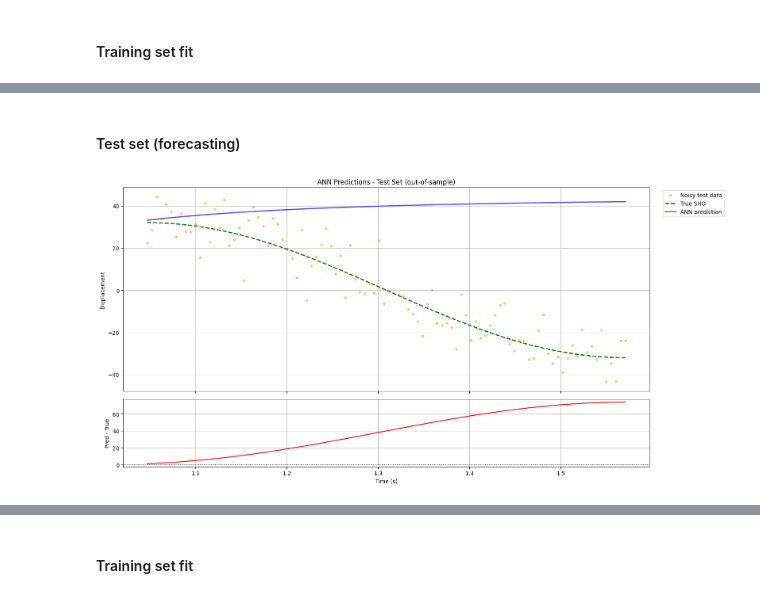
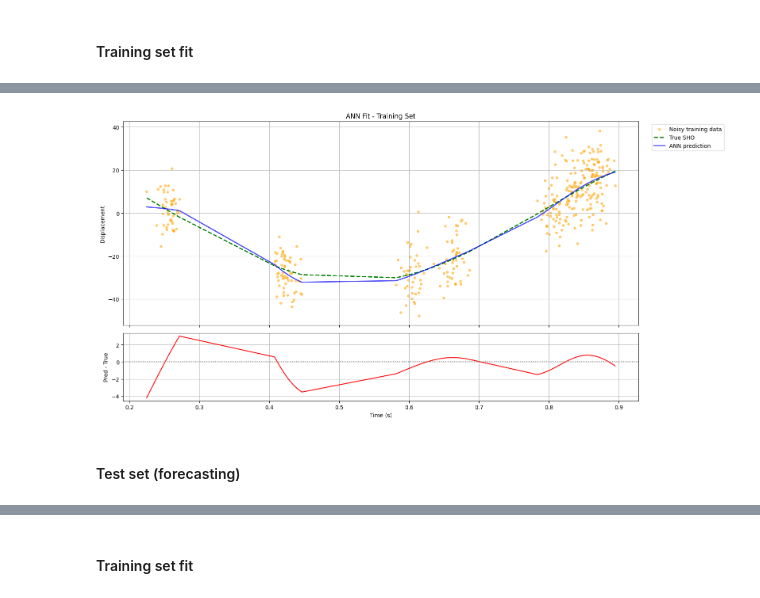
Before and after one commit to GamuceroJP/Thesis, a Jupyter notebook: PINN_examples/SHO_PINN_vs_ANN.ipynb, the cells around one changed output, grey strips where cells are left out. Saved outputs shown, nothing was run; the diff lists cells and outputs as text; code cells hidden in the pictures.

```diff
--- a/PINN_examples/SHO_PINN_vs_ANN.ipynb
+++ b/PINN_examples/SHO_PINN_vs_ANN.ipynb
@@ -408,10 +170,6 @@ plot_fit(t, x_noisy, x_clean, x_train_pred_ann,
+# %%
+plot_model_fit(res, "ann", "train")
+# %% [output]
+[figure, added]
 # %% [markdown]
 #### Test set (forecasting)
-# %%
-x_test_pred_ann = predict(model_ann, t_test, t_mean, t_std, x_mean, x_std)
-
-plot_fit(t_test, x_test_noisy, x_test_clean, x_test_pred_ann,
-         title="ANN Predictions - Test Set (out-of-sample)", data_label="Noisy test data",
-         pred_label="ANN prediction")
-# %% [output]
-[figure, removed]
```
Also changed, not shown: parts of 77 cells of this notebook, 6 other files.
